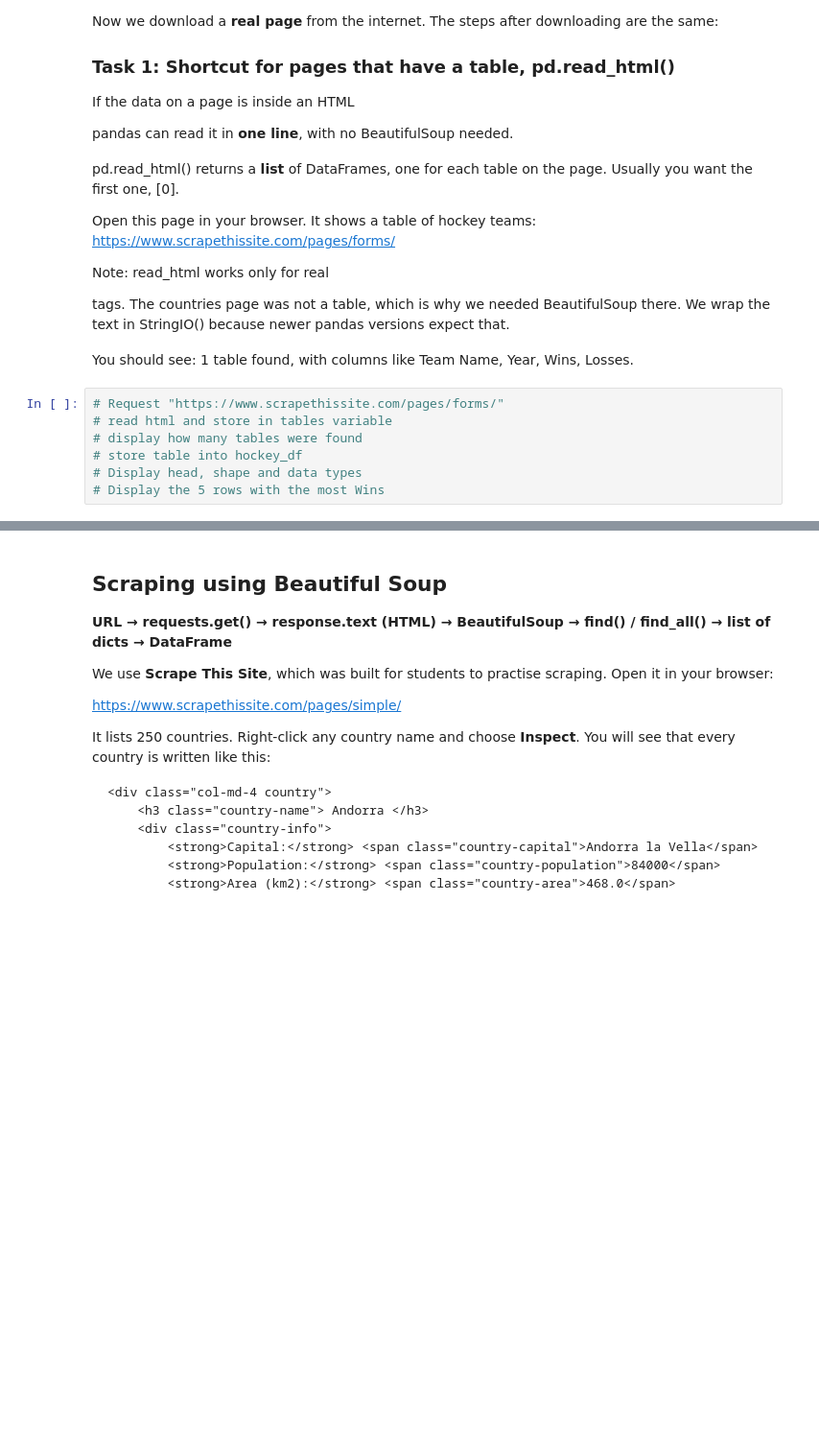
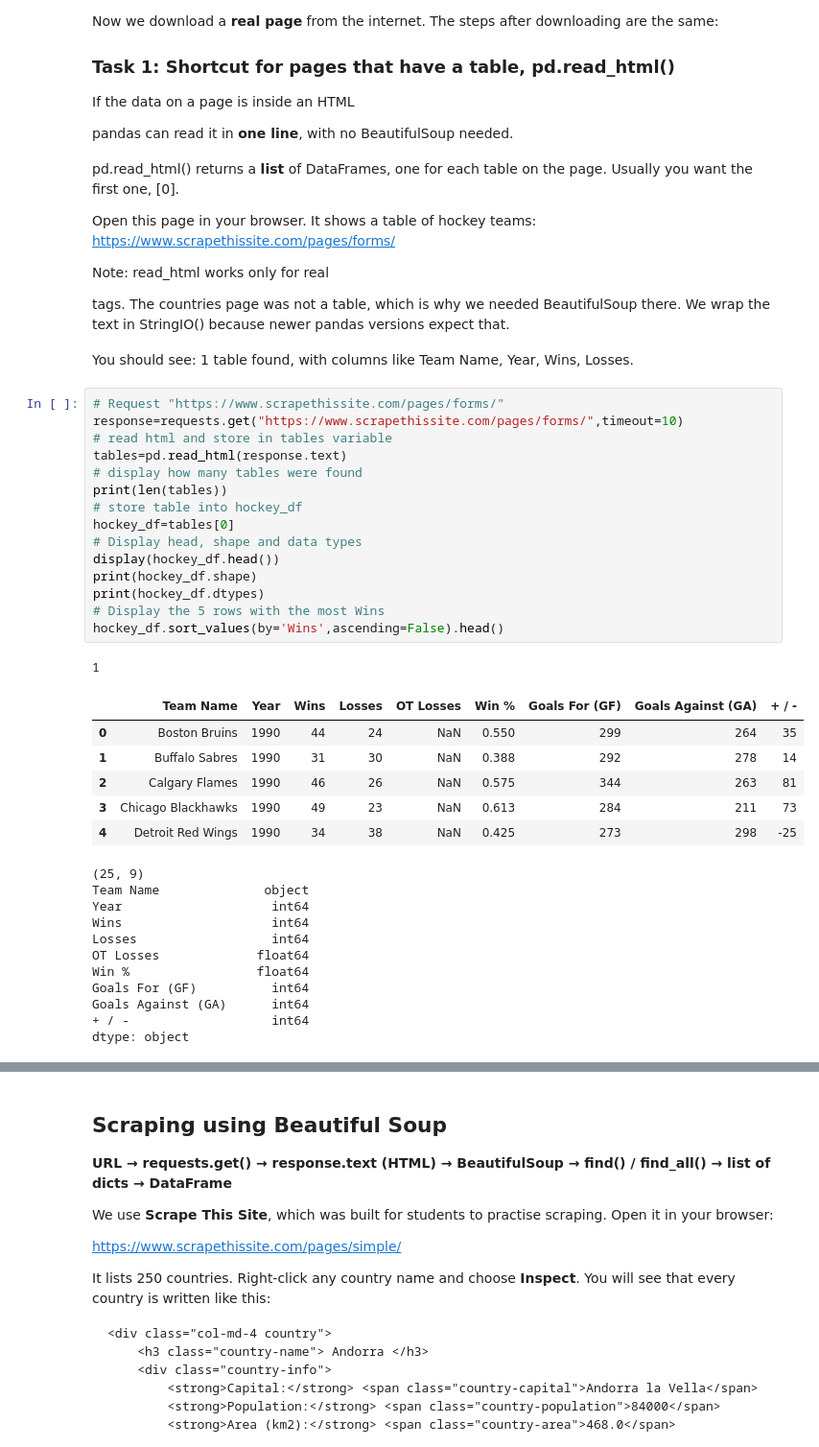
Before and after one commit to Aniket-cmd-tech/3rd-sem-1593-LAB, a Jupyter notebook: Fetching_Data_From_The_Web.ipynb, the cells around one changed output, grey strips where cells are left out. Shown at 96% size. Drawn from its saved outputs; the diff is of its cells as text; blank space fills up the shorter version.

```diff
--- a/Fetching_Data_From_The_Web.ipynb
+++ b/Fetching_Data_From_The_Web.ipynb
@@ -107,8 +198,35 @@ Note: read_html works only for real <table> tags. The countries page was not a t
 You should see: 1 table found, with columns like Team Name, Year, Wins, Losses.
 # %%
 # Request "https://www.scrapethissite.com/pages/forms/"
+response=requests.get("https://www.scrapethissite.com/pages/forms/",timeout=10)
 # read html and store in tables variable
+tables=pd.read_html(response.text)
 # display how many tables were found
+print(len(tables))
 # store table into hockey_df
+hockey_df=tables[0]
 # Display head, shape and data types
+display(hockey_df.head())
+print(hockey_df.shape)
+print(hockey_df.dtypes)
 # Display the 5 rows with the most Wins
+hockey_df.sort_values(by='Wins',ascending=False).head()
+# %% [output]
+1
+|  | Team Name | Year | Wins | Losses | OT Losses | Win % | Goals For (GF) | Goals Against (GA) | + / - |
+| 0 | Boston Bruins | 1990 | 44 | 24 | NaN | 0.550 | 299 | 264 | 35 |
+| 1 | Buffalo Sabres | 1990 | 31 | 30 | NaN | 0.388 | 292 | 278 | 14 |
+| 2 | Calgary Flames | 1990 | 46 | 26 | NaN | 0.575 | 344 | 263 | 81 |
+| 3 | Chicago Blackhawks | 1990 | 49 | 23 | NaN | 0.613 | 284 | 211 | 73 |
+| 4 | Detroit Red Wings | 1990 | 34 | 38 | NaN | 0.425 | 273 | 298 | -25 |
+(25, 9)
+Team Name              object
+Year                    int64
+Wins                    int64
+Losses                  int64
+OT Losses             float64
+Win %                 float64
+Goals For (GF)          int64
+Goals Against (GA)      int64
++ / -                   int64
+dtype: object
```
Also changed, not shown: parts of 12 cells of this notebook.
